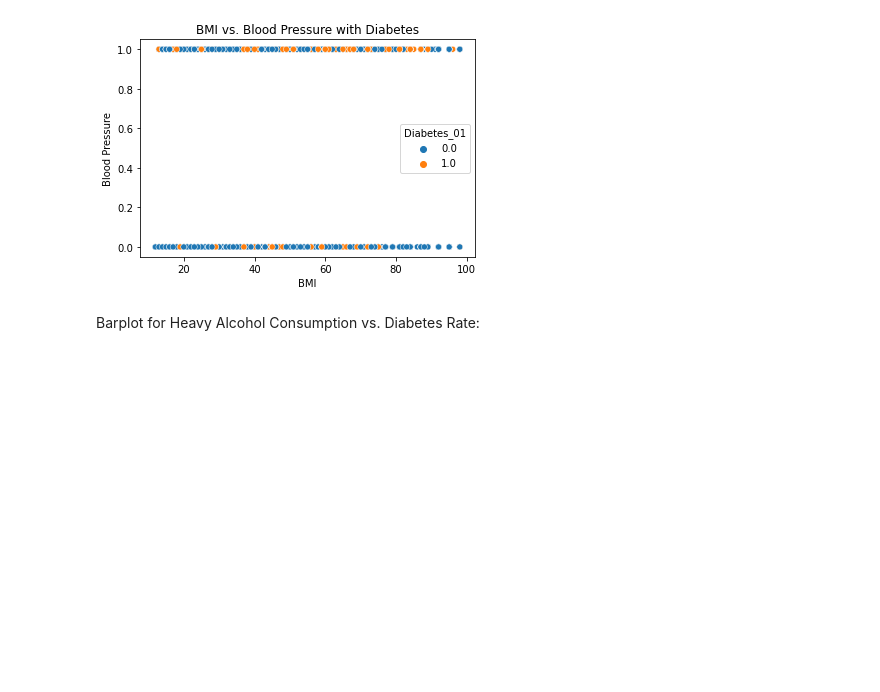
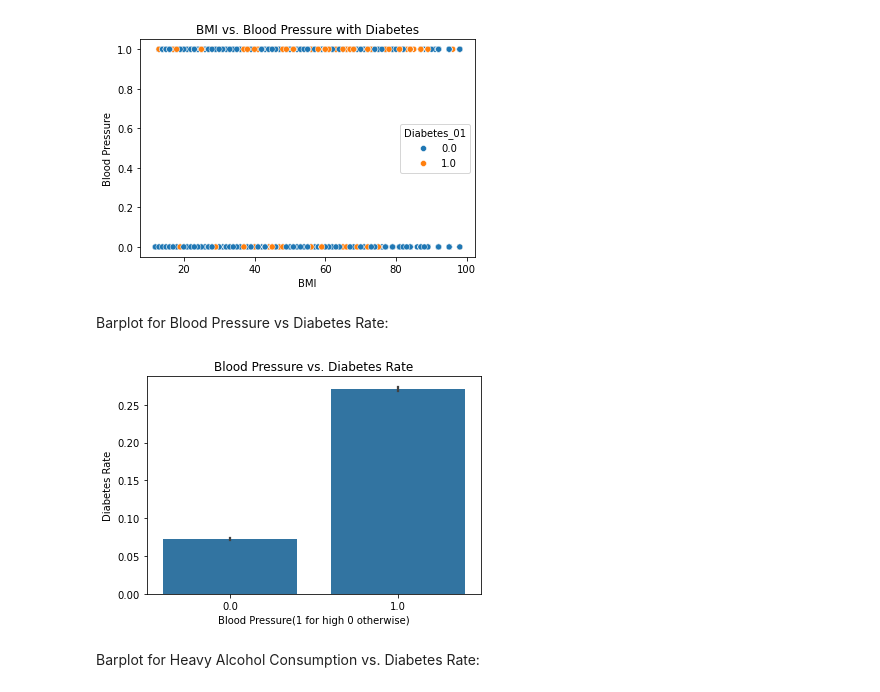
Before and after one commit to edwin815/diabetes_analysis, a Jupyter notebook: EDACheckpoint_Group132_WI24.ipynb, the cells around one changed output. Cells and saved outputs as stored; diff of their text form; code cells hidden in the pictures; blank space fills up the shorter version.

```diff
--- a/EDACheckpoint_Group132_WI24.ipynb
+++ b/EDACheckpoint_Group132_WI24.ipynb
@@ -223,5 +227,15 @@ plt.show()
 # %% [output]
 [figure]
+# %% [markdown]
+Barplot for Blood Pressure vs Diabetes Rate:
+# %%
+sns.barplot(data=diabetes_df_cleaned, x='HighBP', y='Diabetes_01')
+plt.title('Blood Pressure vs. Diabetes Rate')
+plt.xlabel('Blood Pressure(1 for high 0 otherwise)')
+plt.ylabel('Diabetes Rate')
+plt.show()
+# %% [output]
+[figure, added]
 # %% [markdown]
 Barplot for Heavy Alcohol Consumption vs. Diabetes Rate:
 # %%
```
Also changed, not shown: parts of 39 cells of this notebook.
